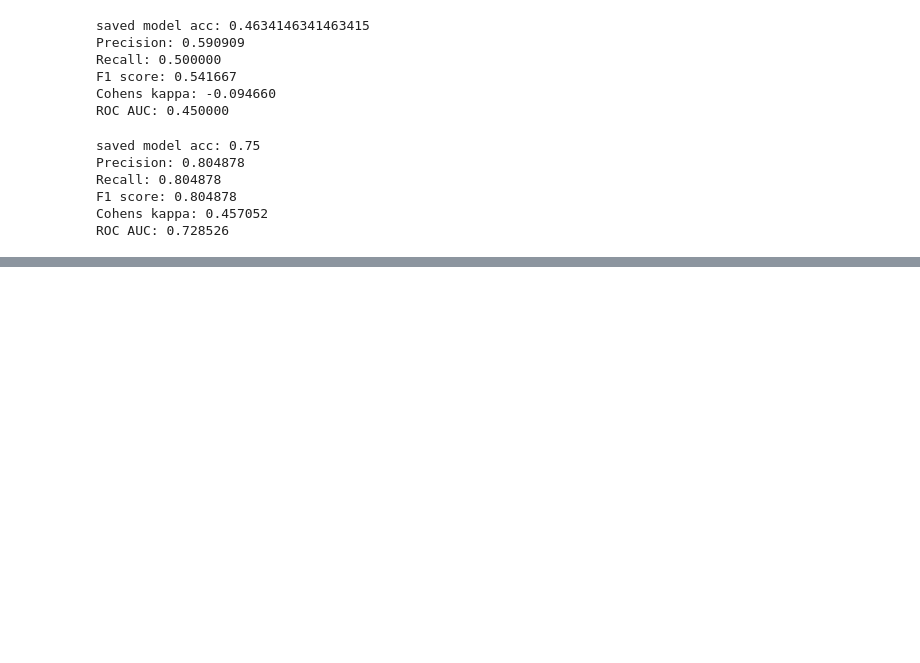
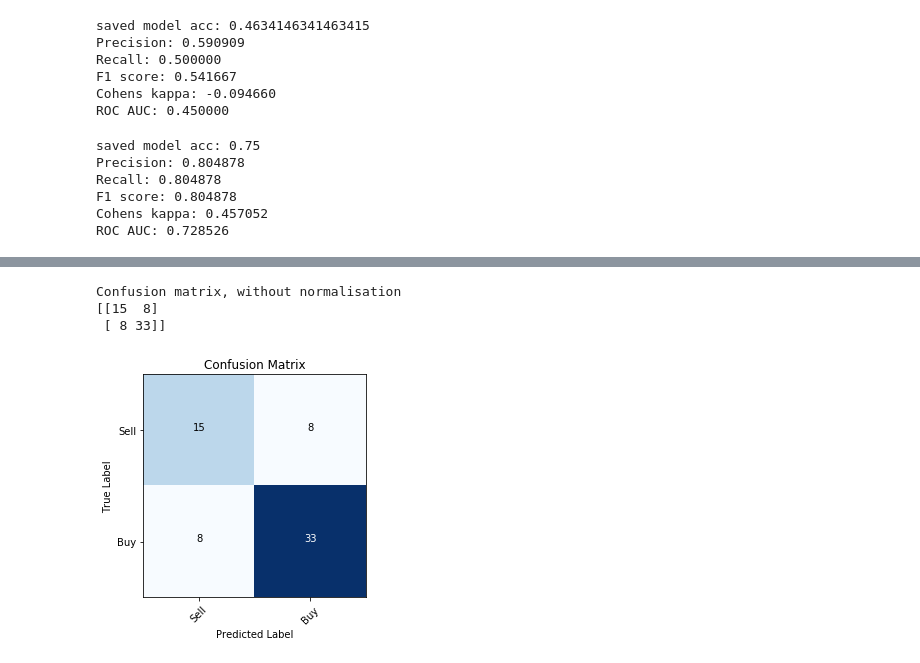
Before and after one commit to Fahad2314/MSc_Project, a Jupyter notebook: models/final_models/SVM_Classifier_FB.ipynb, the cells around one changed output, grey strips where cells are left out. Drawn from its saved outputs; the diff is of its cells as text; code cells hidden in the pictures; blank space fills up the shorter version.

```diff
--- a/models/final_models/SVM_Classifier_FB.ipynb
+++ b/models/final_models/SVM_Classifier_FB.ipynb
@@ -125,0 +165,9 @@ ROC AUC: 0.728526
+# %%
+cm = confusion_matrix(y_test_2, predictions_2)
+cm_labels = ['Sell', 'Buy']
+plot_confusion_matrix(cm, cm_labels, title="Confusion Matrix")
+# %% [output]
+Confusion matrix, without normalisation
+[[15  8]
+ [ 8 33]]
+[figure, added]
```
Also changed, not shown: parts of 2 cells of this notebook, 8 other files.
